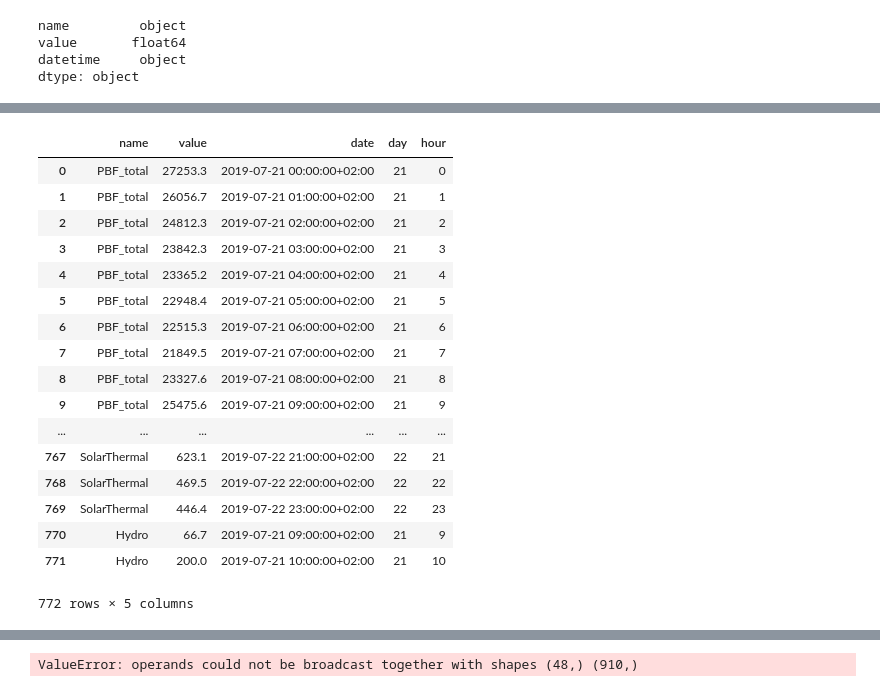
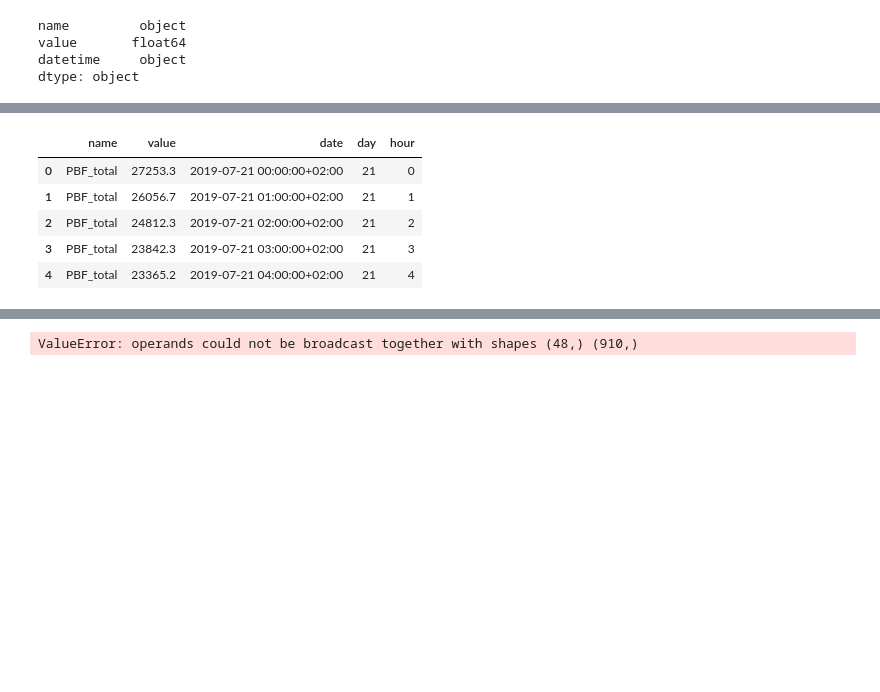
Before and after one commit to ta-data-bcn/Project-Week-5-Your-Own-Project, a Jupyter notebook: your-project/Project_4_Data_Visualization.ipynb, the cells around one changed output, grey strips where cells are left out. Cells and saved outputs as stored; diff of their text form; code cells hidden in the pictures; blank space fills up the shorter version.

```diff
--- a/your-project/Project_4_Data_Visualization.ipynb
+++ b/your-project/Project_4_Data_Visualization.ipynb
@@ -311,24 +302,12 @@ plt.show()
 # %%
-time_series
+time_series.head()
 # %% [output]
 |  | name | value | date | day | hour |
 | 0 | PBF_total | 27253.3 | 2019-07-21 00:00:00+02:00 | 21 | 0 |
 | 1 | PBF_total | 26056.7 | 2019-07-21 01:00:00+02:00 | 21 | 1 |
 | 2 | PBF_total | 24812.3 | 2019-07-21 02:00:00+02:00 | 21 | 2 |
 | 3 | PBF_total | 23842.3 | 2019-07-21 03:00:00+02:00 | 21 | 3 |
 | 4 | PBF_total | 23365.2 | 2019-07-21 04:00:00+02:00 | 21 | 4 |
-| 5 | PBF_total | 22948.4 | 2019-07-21 05:00:00+02:00 | 21 | 5 |
-| 6 | PBF_total | 22515.3 | 2019-07-21 06:00:00+02:00 | 21 | 6 |
-| 7 | PBF_total | 21849.5 | 2019-07-21 07:00:00+02:00 | 21 | 7 |
-| 8 | PBF_total | 23327.6 | 2019-07-21 08:00:00+02:00 | 21 | 8 |
-| 9 | PBF_total | 25475.6 | 2019-07-21 09:00:00+02:00 | 21 | 9 |
-| ... | ... | ... | ... | ... | ... |
-| 767 | SolarThermal | 623.1 | 2019-07-22 21:00:00+02:00 | 22 | 21 |
-| 768 | SolarThermal | 469.5 | 2019-07-22 22:00:00+02:00 | 22 | 22 |
-| 769 | SolarThermal | 446.4 | 2019-07-22 23:00:00+02:00 | 22 | 23 |
-| 770 | Hydro | 66.7 | 2019-07-21 09:00:00+02:00 | 21 | 9 |
-| 771 | Hydro | 200.0 | 2019-07-21 10:00:00+02:00 | 21 | 10 |
-772 rows × 5 columns
 # %%
 plt.figure(figsize=(20,10))
 
```
Also changed, not shown: parts of 3 cells of this notebook, 1 other file.
